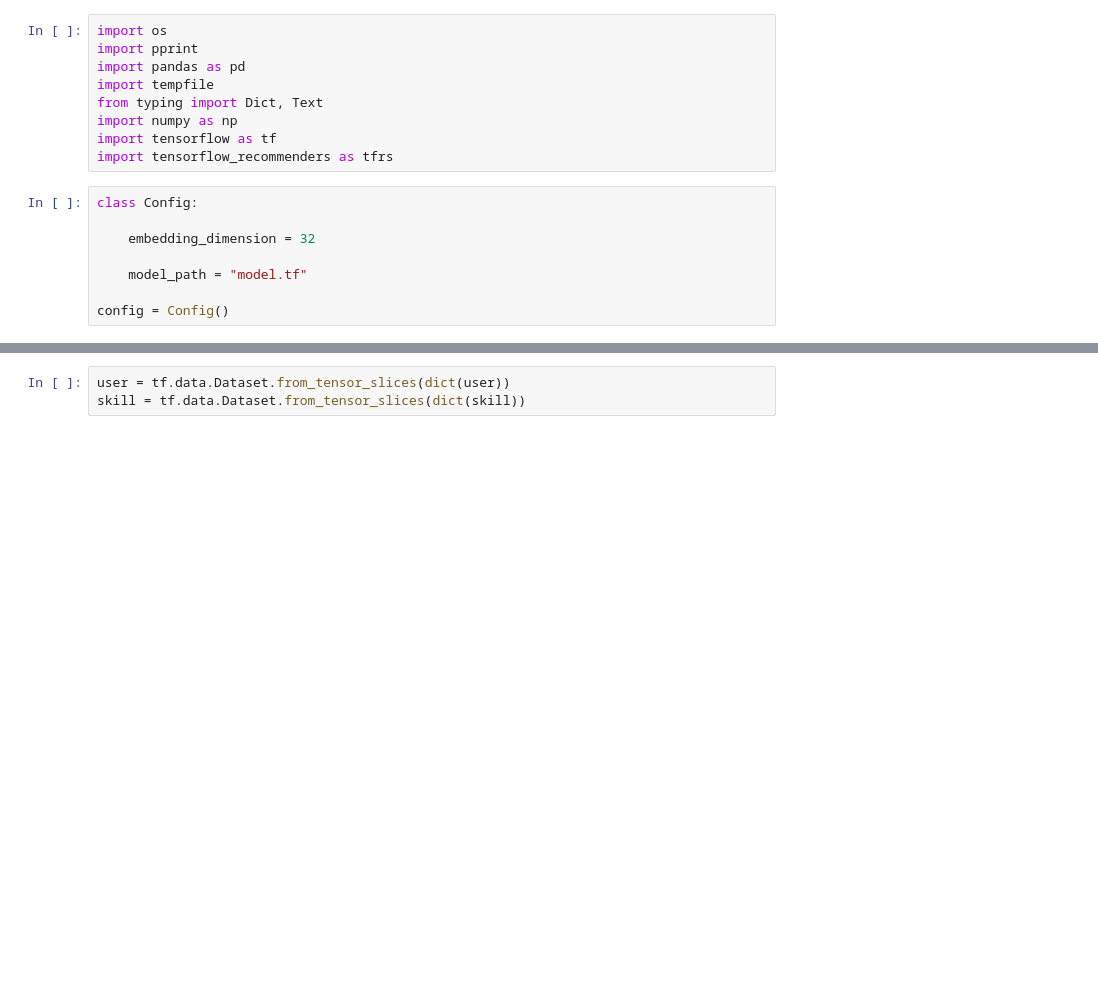
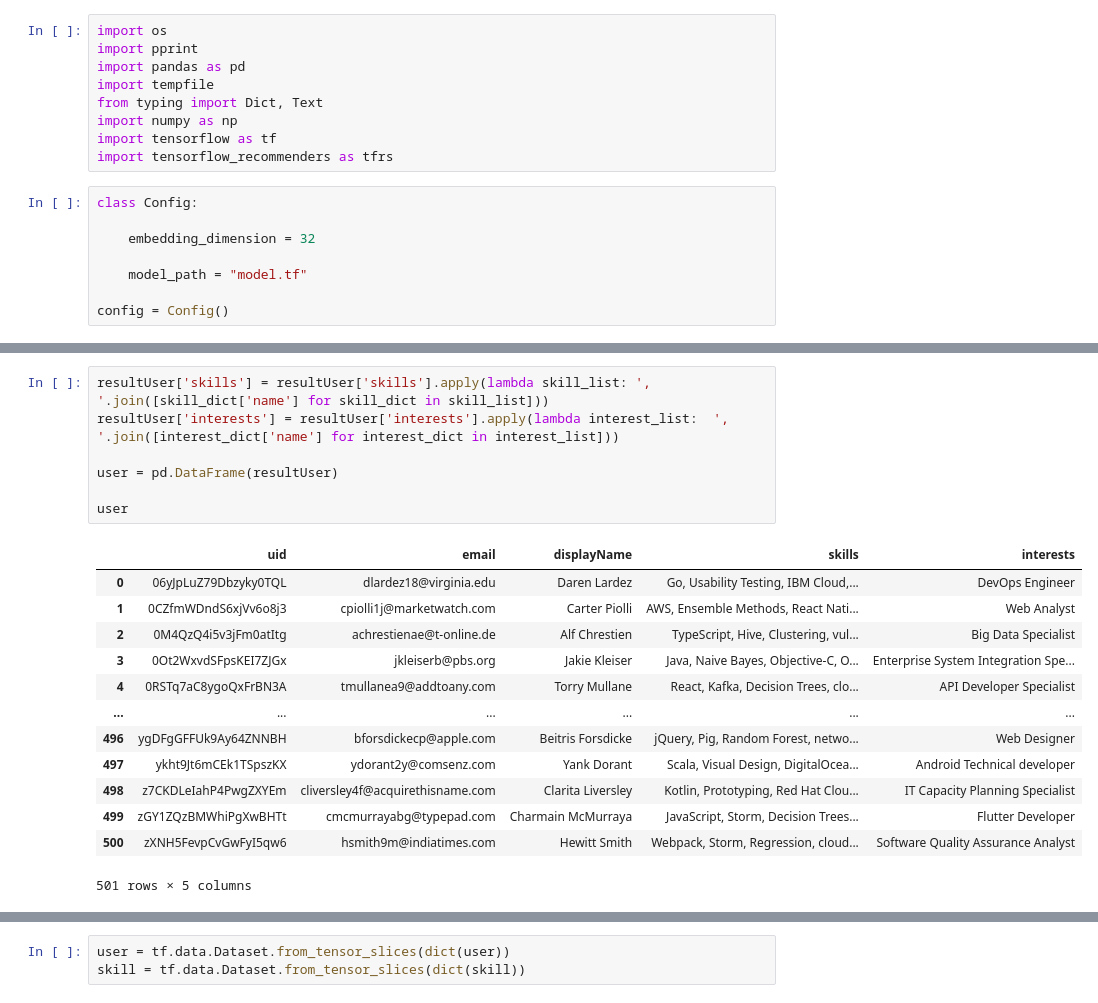
Before and after one commit to Collabolio/collabolio-model, a Jupyter notebook: Model_for_Skill.ipynb, the cells around one changed output, grey strips where cells are left out. Drawn from its saved outputs; the diff is of its cells as text; blank space fills up the shorter version.

```diff
--- a/Model_for_Skill.ipynb
+++ b/Model_for_Skill.ipynb
@@ -89,0 +127,21 @@ user
+# %%
+resultUser['skills'] = resultUser['skills'].apply(lambda skill_list: ', '.join([skill_dict['name'] for skill_dict in skill_list]))
+resultUser['interests'] = resultUser['interests'].apply(lambda interest_list:  ', '.join([interest_dict['name'] for interest_dict in interest_list]))
+
+user = pd.DataFrame(resultUser)
+
+user
+# %% [output]
+|  | uid | email | displayName | skills | interests |
+| 0 | 06yJpLuZ79Dbzyky0TQL | dlardez18@virginia.edu | Daren Lardez | Go, Usability Testing, IBM Cloud,... | DevOps Engineer |
+| 1 | 0CZfmWDndS6xjVv6o8j3 | cpiolli1j@marketwatch.com | Carter Piolli | AWS, Ensemble Methods, React Nati... | Web Analyst |
+| 2 | 0M4QzQ4i5v3jFm0atItg | achrestienae@t-online.de | Alf Chrestien | TypeScript, Hive, Clustering, vul... | Big Data Specialist |
+| 3 | 0Ot2WxvdSFpsKEI7ZJGx | jkleiserb@pbs.org | Jakie Kleiser | Java, Naive Bayes, Objective-C, O... | Enterprise System Integration Spe... |
+| 4 | 0RSTq7aC8ygoQxFrBN3A | tmullanea9@addtoany.com | Torry Mullane | React, Kafka, Decision Trees, clo... | API Developer Specialist |
+| ... | ... | ... | ... | ... | ... |
+| 496 | ygDFgGFFUk9Ay64ZNNBH | bforsdickecp@apple.com | Beitris Forsdicke | jQuery, Pig, Random Forest, netwo... | Web Designer |
+| 497 | ykht9Jt6mCEk1TSpszKX | ydorant2y@comsenz.com | Yank Dorant | Scala, Visual Design, DigitalOcea... | Android Technical developer |
+| 498 | z7CKDLeIahP4PwgZXYEm | cliversley4f@acquirethisname.com | Clarita Liversley | Kotlin, Prototyping, Red Hat Clou... | IT Capacity Planning Specialist |
+| 499 | zGY1ZQzBMWhiPgXwBHTt | cmcmurrayabg@typepad.com | Charmain McMurraya | JavaScript, Storm, Decision Trees... | Flutter Developer |
+| 500 | zXNH5FevpCvGwFyI5qw6 | hsmith9m@indiatimes.com | Hewitt Smith | Webpack, Storm, Regression, cloud... | Software Quality Assurance Analyst |
+501 rows × 5 columns
```
Also changed, not shown: parts of 19 cells of this notebook, 3 other files.
